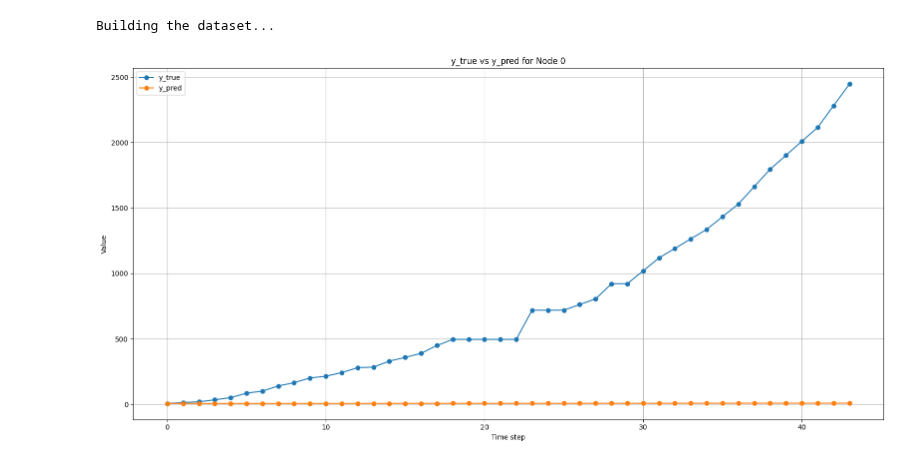
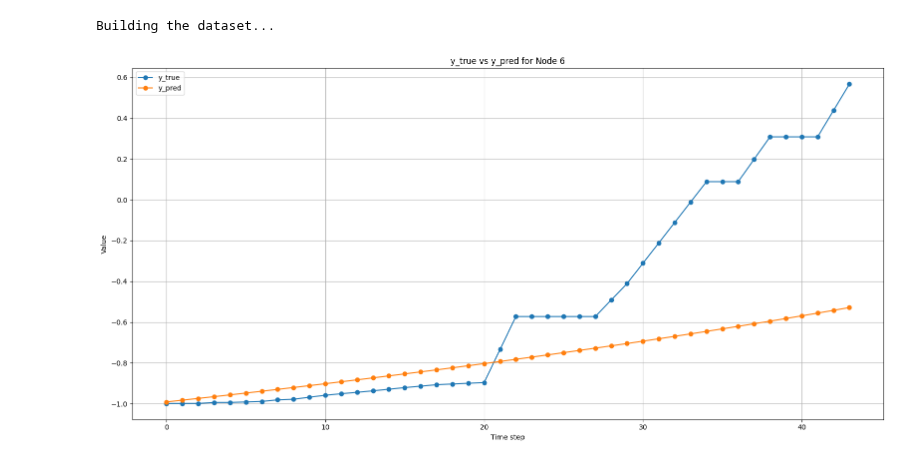
Before and after one commit to riccardocappi/Kan-for-Interpretable-Graph-Dynamics, a Jupyter notebook: post_processing.ipynb, the cells around one changed output. Drawn from its saved outputs; the diff is of its cells as text; code cells hidden in the pictures.

```diff
--- a/post_processing.ipynb
+++ b/post_processing.ipynb
@@ -1654,11 +1671,13 @@ Std Test loss of symbolic formula: 0.0025310809382298517
 from datasets.RealEpidemics import RealEpidemics
 
 real_epid_data = RealEpidemics(
-    root = './data_real_epid',
+    root = './data_real_epid_int',
     name = 'RealEpid',
     predict_deriv=False,
     history=1,
-    horizon=44
+    horizon=44,
+    scale=True,
+    scale_range=(-1, 1)
 )
 # %% [output]
 Processing...
@@ -1667,8 +1686,11 @@ Building the dataset...
 # %%
 x_i, x_j = sp.symbols('x_i x_j')
 
-g_symb = 7.130 / (1 + sp.exp(- (x_j - x_i)))
-h_symb = 0.074 * x_i
+# g_symb = 7.130 / (1 + sp.exp(- (x_j - x_i)))
+# h_symb = 0.074 * x_i
+g_symb = sp.tanh(x_i + 1.0958385)
+h_symb = sp.exp(x_i)
+
 
 g_symb = make_callable(g_symb)
 h_symb = make_callable(h_symb)
@@ -1686,8 +1708,8 @@ y_pred = symb_model(real_epid_data[0]).detach().cpu().numpy()
 # %%
 plot_predictions(
     y_true=y_true,
     y_pred=y_pred,
-    node_index=0
+    node_index=6
 )
 # %% [output]
-[figure, old version]
+[figure, new version]
```
Also changed, not shown: parts of 25 cells of this notebook, 9 other files.
